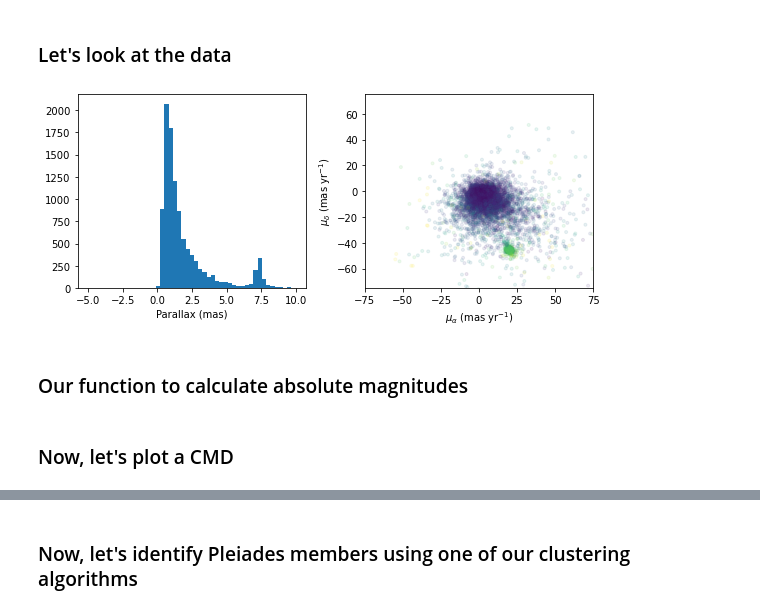
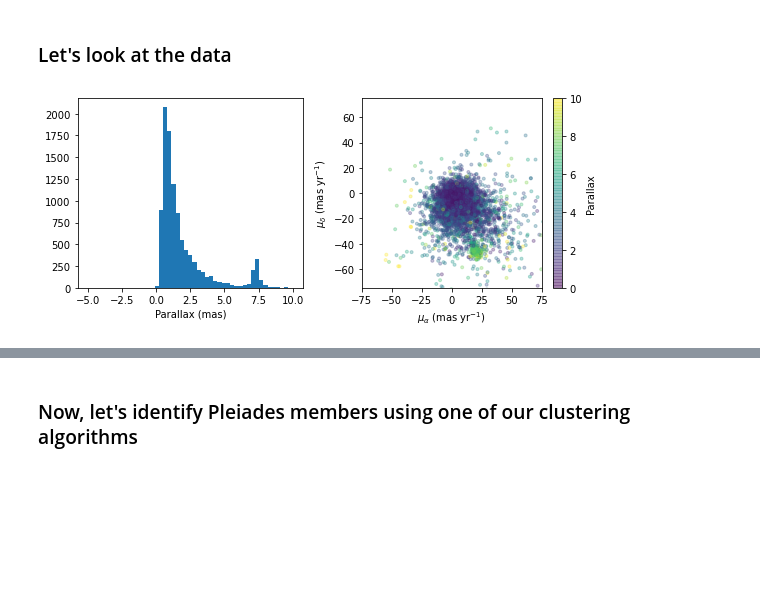
Before and after one commit to ginleaf/pyucy1, a Jupyter notebook: Clustering_example.ipynb, the cells around one changed output, grey strips where cells are left out. Drawn from its saved outputs; the diff is of its cells as text; code cells hidden in the pictures; blank space fills up the shorter version.

```diff
--- a/Clustering_example.ipynb
+++ b/Clustering_example.ipynb
@@ -27,25 +40,23 @@ print(data.dtype.names)  # Variables in the array
 # %%
 fig, ax = plt.subplots(1, 2, figsize=(8, 3.5))
 
 
 # Parallax
 bins = np.linspace(-5, 10, 50)
 ax[0].hist(data['parallax'], bins=bins)
 ax[0].set_xlabel('Parallax (mas)')
 
 
 # Proper motion
-ax[1].scatter(data['pmra'], data['pmdec'], marker='.', alpha=0.1, c = data['parallax'], cmap = 'viridis', vmin=0, vmax = 10)
+scat = ax[1].scatter(data['pmra'], data['pmdec'], marker='.', alpha=0.3, \
+                     c = data['parallax'], cmap = 'viridis', vmin=0, vmax = 10)
 ax[1].set_xlabel(r'$\mu_{\alpha}$ (mas yr$^{-1}$)')
 ax[1].set_ylabel(r'$\mu_{\delta}$ (mas yr$^{-1}$)')
 ax[1].set_xlim(-75, 75)
 ax[1].set_ylim(-75, 75)
-
-
+cb = plt.colorbar(scat, label = 'Parallax')
 
 plt.tight_layout()
 plt.show()
 # %% [output]
-[figure, old version]
+[figure, new version]
-# %% [markdown]
-### Our function to calculate absolute magnitudes
@@ -74,2 +62,0 @@ def get_absolute_mag(apparent_magnitude, parallax):
-# %% [markdown]
-### Now, let's plot a CMD
```
Also changed, not shown: parts of 20 cells of this notebook, 2 other files.
